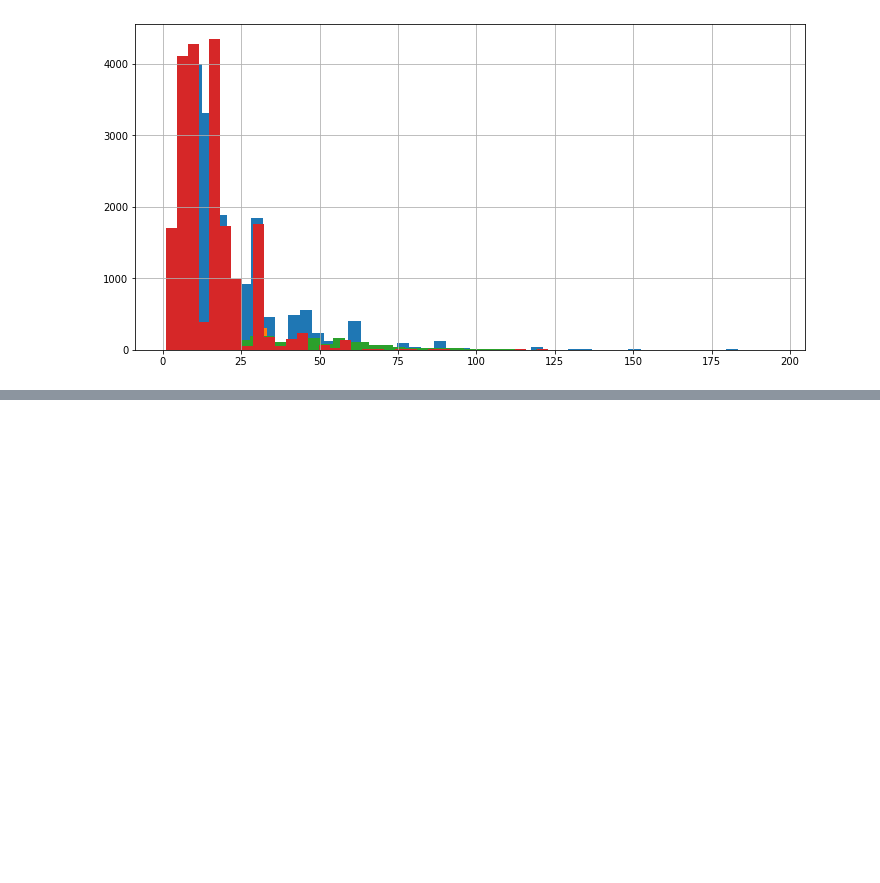
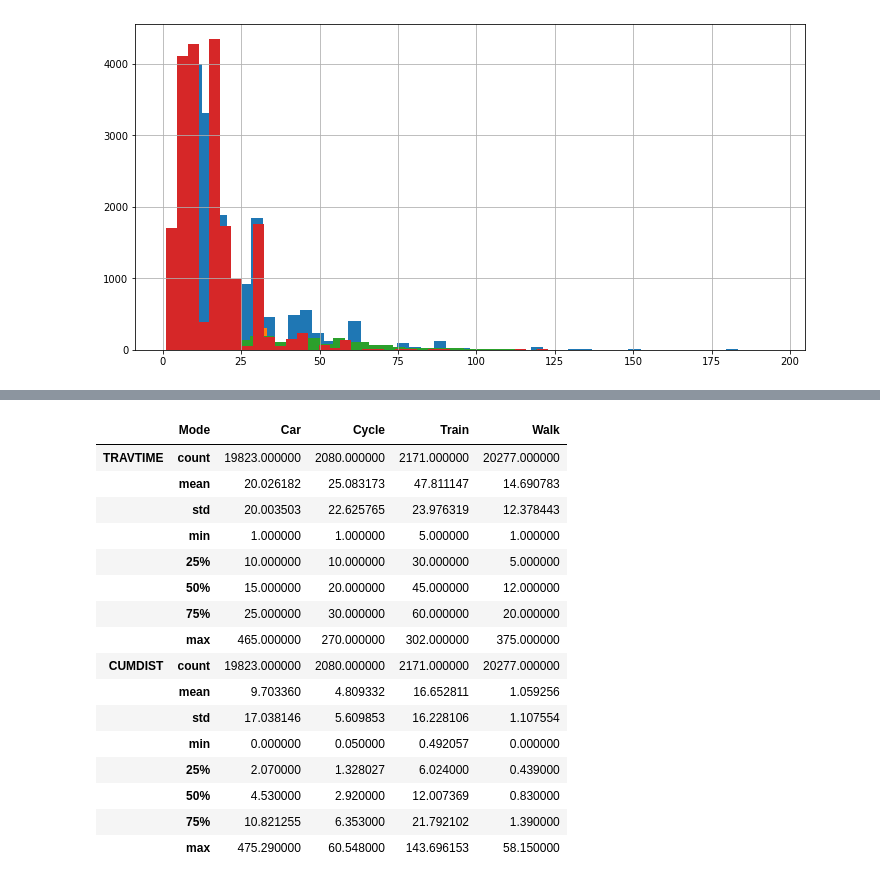
Before and after one commit to danhphan/melbourne-mode-choice, a Jupyter notebook: notebooks/02_data_exploration.ipynb, the cells around one changed output, grey strips where cells are left out. Drawn from its saved outputs; the diff is of its cells as text; code cells hidden in the pictures; blank space fills up the shorter version.

```diff
--- a/notebooks/02_data_exploration.ipynb
+++ b/notebooks/02_data_exploration.ipynb
@@ -55,0 +71,2 @@ Name: TRAVTIME, dtype: object
+# %%
+trips["SPEED"] = 60 * trips["CUMDIST"] / trips["TRIPTIME"]
@@ -55,0 +82,20 @@ Name: TRAVTIME, dtype: object
+# %%
+trips.groupby("Mode")["TRAVTIME", "CUMDIST"].describe().T
+# %% [output]
+|  | Mode | Car | Cycle | Train | Walk |
+| TRAVTIME | count | 19823.000000 | 2080.000000 | 2171.000000 | 20277.000000 |
+|  | mean | 20.026182 | 25.083173 | 47.811147 | 14.690783 |
+|  | std | 20.003503 | 22.625765 | 23.976319 | 12.378443 |
+|  | min | 1.000000 | 1.000000 | 5.000000 | 1.000000 |
+|  | 25% | 10.000000 | 10.000000 | 30.000000 | 5.000000 |
+|  | 50% | 15.000000 | 20.000000 | 45.000000 | 12.000000 |
+|  | 75% | 25.000000 | 30.000000 | 60.000000 | 20.000000 |
+|  | max | 465.000000 | 270.000000 | 302.000000 | 375.000000 |
+| CUMDIST | count | 19823.000000 | 2080.000000 | 2171.000000 | 20277.000000 |
+|  | mean | 9.703360 | 4.809332 | 16.652811 | 1.059256 |
+|  | std | 17.038146 | 5.609853 | 16.228106 | 1.107554 |
+|  | min | 0.000000 | 0.050000 | 0.492057 | 0.000000 |
+|  | 25% | 2.070000 | 1.328027 | 6.024000 | 0.439000 |
+|  | 50% | 4.530000 | 2.920000 | 12.007369 | 0.830000 |
+|  | 75% | 10.821255 | 6.353000 | 21.792102 | 1.390000 |
+|  | max | 475.290000 | 60.548000 | 143.696153 | 58.150000 |
```
Also changed, not shown: parts of 7 cells of this notebook.
